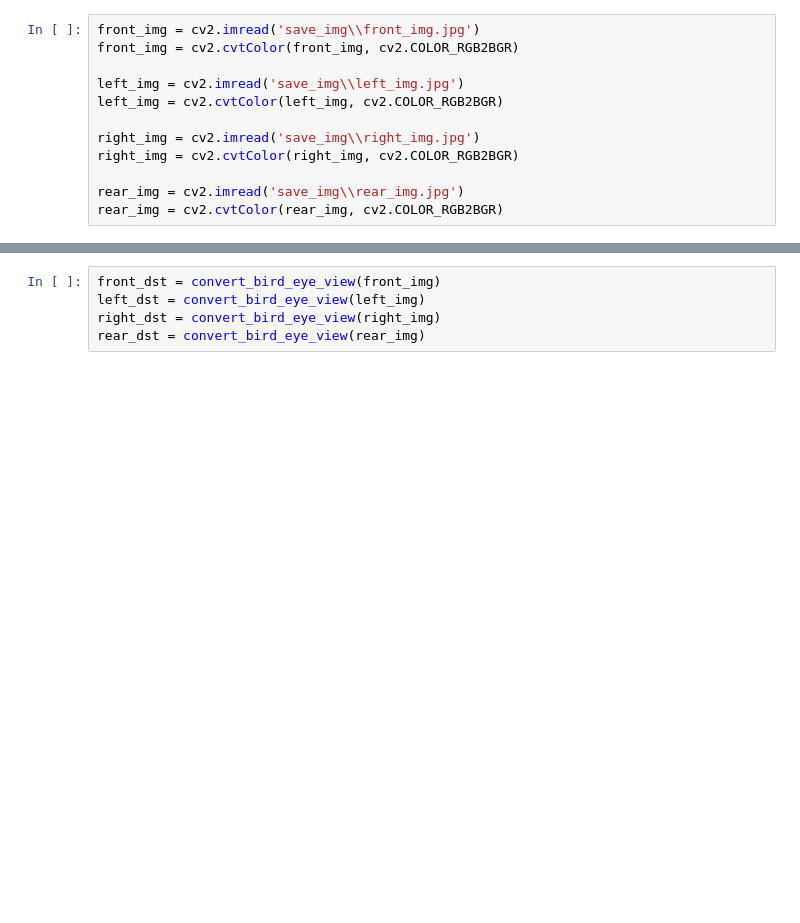
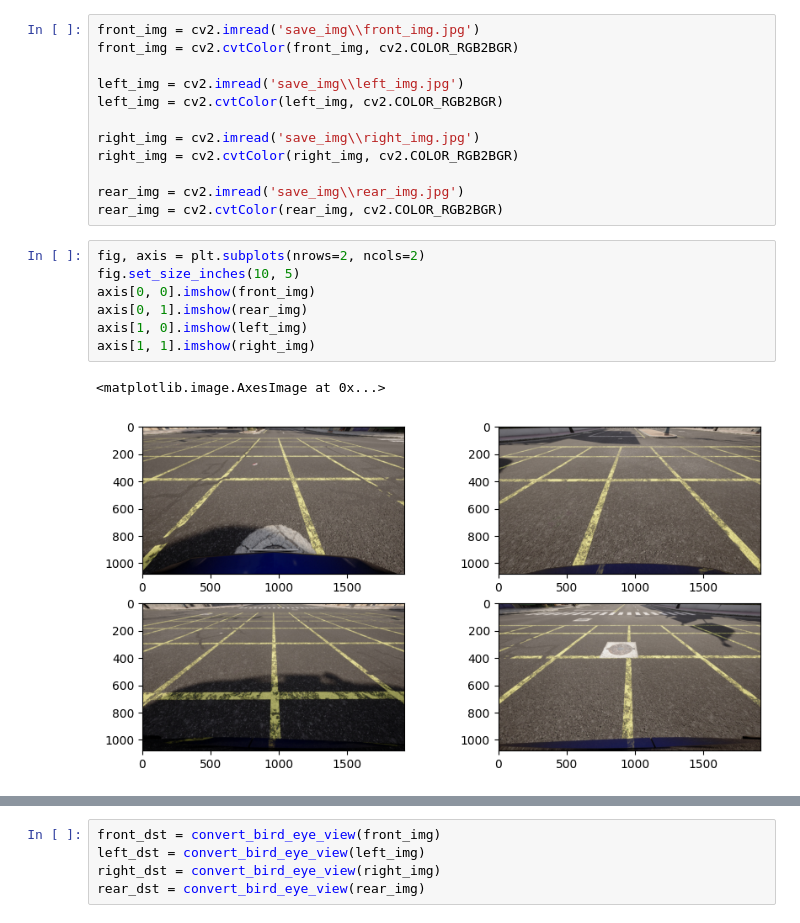
Before and after one commit to jinbeomjeong/surround_view, a Jupyter notebook: surround_view.ipynb, the cells around one changed output, grey strips where cells are left out. Cells and saved outputs as stored; diff of their text form; blank space fills up the shorter version.

```diff
--- a/surround_view.ipynb
+++ b/surround_view.ipynb
@@ -14,3 +15,13 @@ right_img = cv2.cvtColor(right_img, cv2.COLOR_RGB2BGR)
 
 rear_img = cv2.imread('save_img\\rear_img.jpg')
 rear_img = cv2.cvtColor(rear_img, cv2.COLOR_RGB2BGR)
+# %%
+fig, axis = plt.subplots(nrows=2, ncols=2)
+fig.set_size_inches(10, 5)
+axis[0, 0].imshow(front_img)
+axis[0, 1].imshow(rear_img)
+axis[1, 0].imshow(left_img)
+axis[1, 1].imshow(right_img)
+# %% [output]
+<matplotlib.image.AxesImage at 0x...>
+[figure, added]
```
Also changed, not shown: parts of 8 cells of this notebook, 10 other files.
